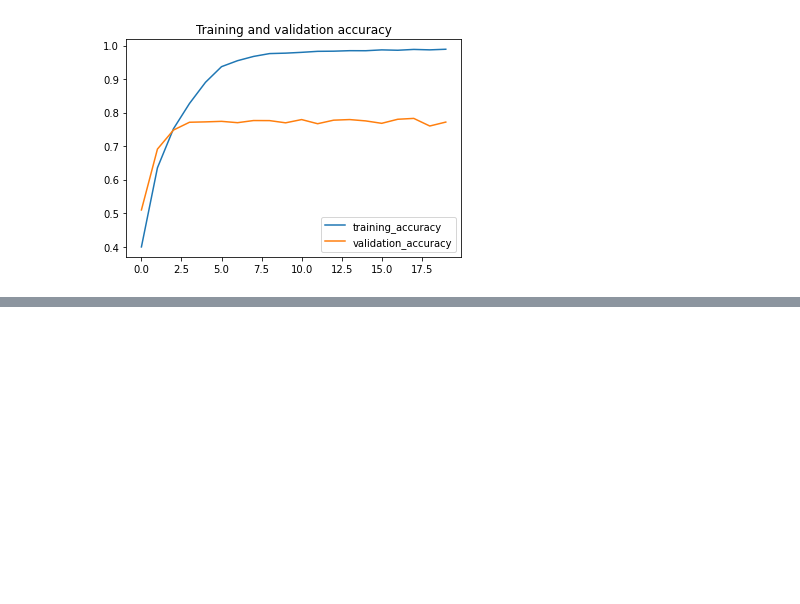
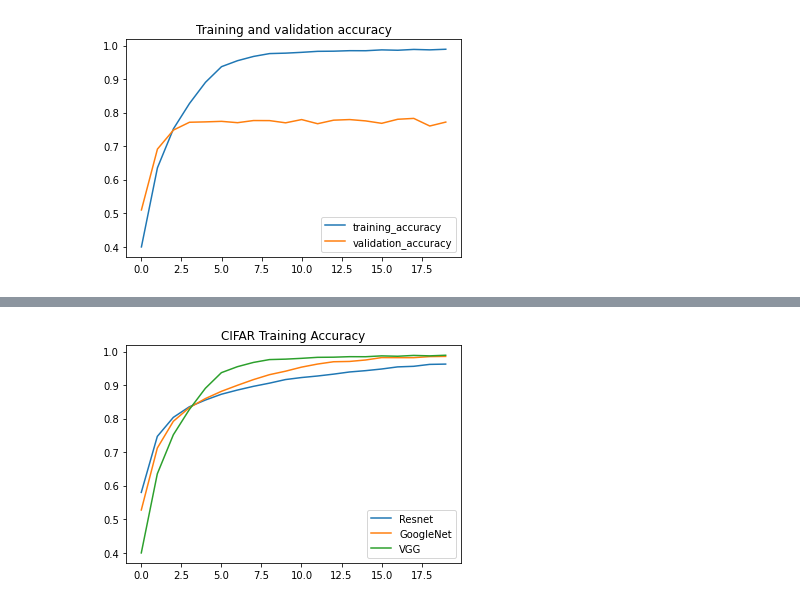
Before and after one commit to khalit7/Computer_Vision_Models_Analysis, a Jupyter notebook: Image_classification.ipynb, the cells around one changed output, grey strips where cells are left out. Cells and saved outputs as stored; diff of their text form; code cells hidden in the pictures; blank space fills up the shorter version.

```diff
--- a/Image_classification.ipynb
+++ b/Image_classification.ipynb
@@ -811,0 +916,4 @@ plot_helper("Training and validation accuracy",training_accuracy = training_acc_
+# %%
+plot_helper("CIFAR Training Accuracy",Resnet=Resnet_t_a_CIFAR,GoogleNet = Googlenet_t_a_CIFAR, VGG = VGG_t_a_CIFAR )
+# %% [output]
+[figure, added]
```
Also changed, not shown: parts of 24 cells of this notebook.
